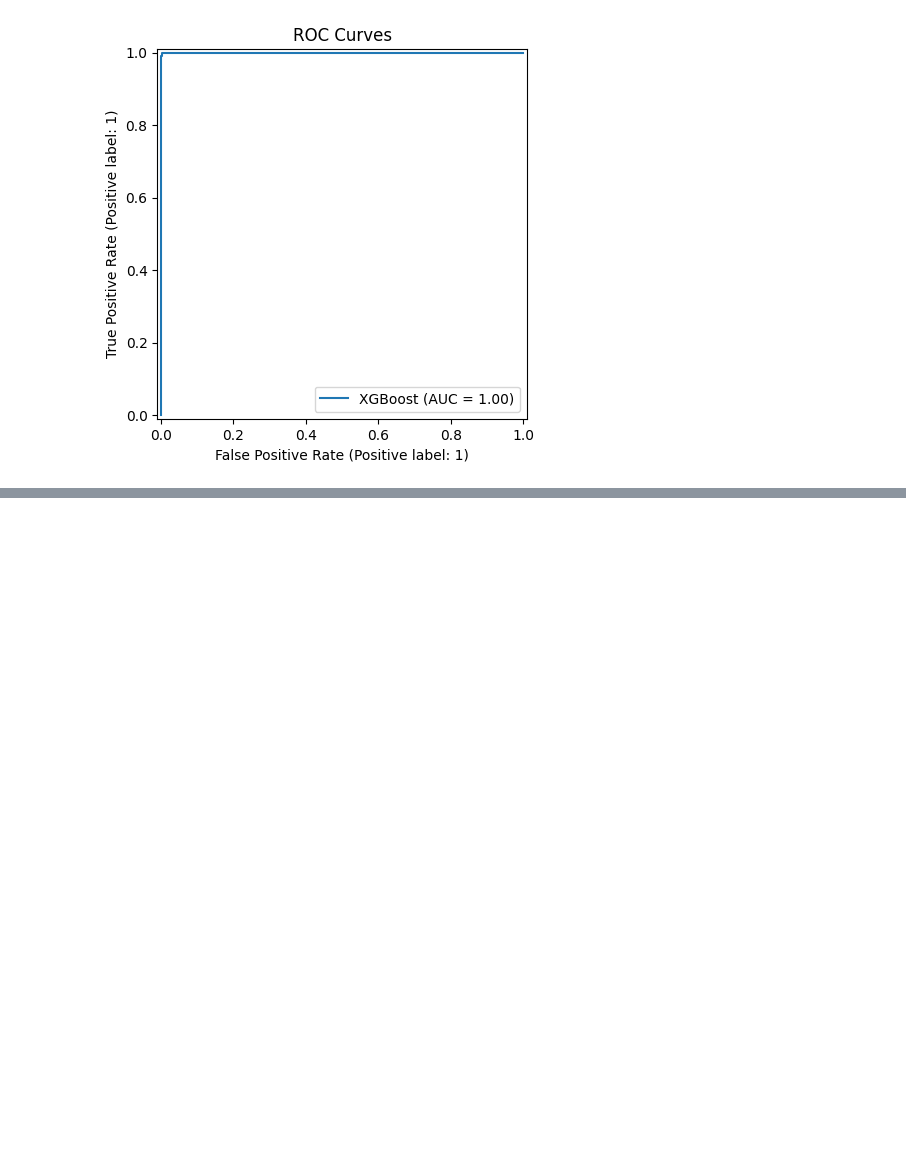
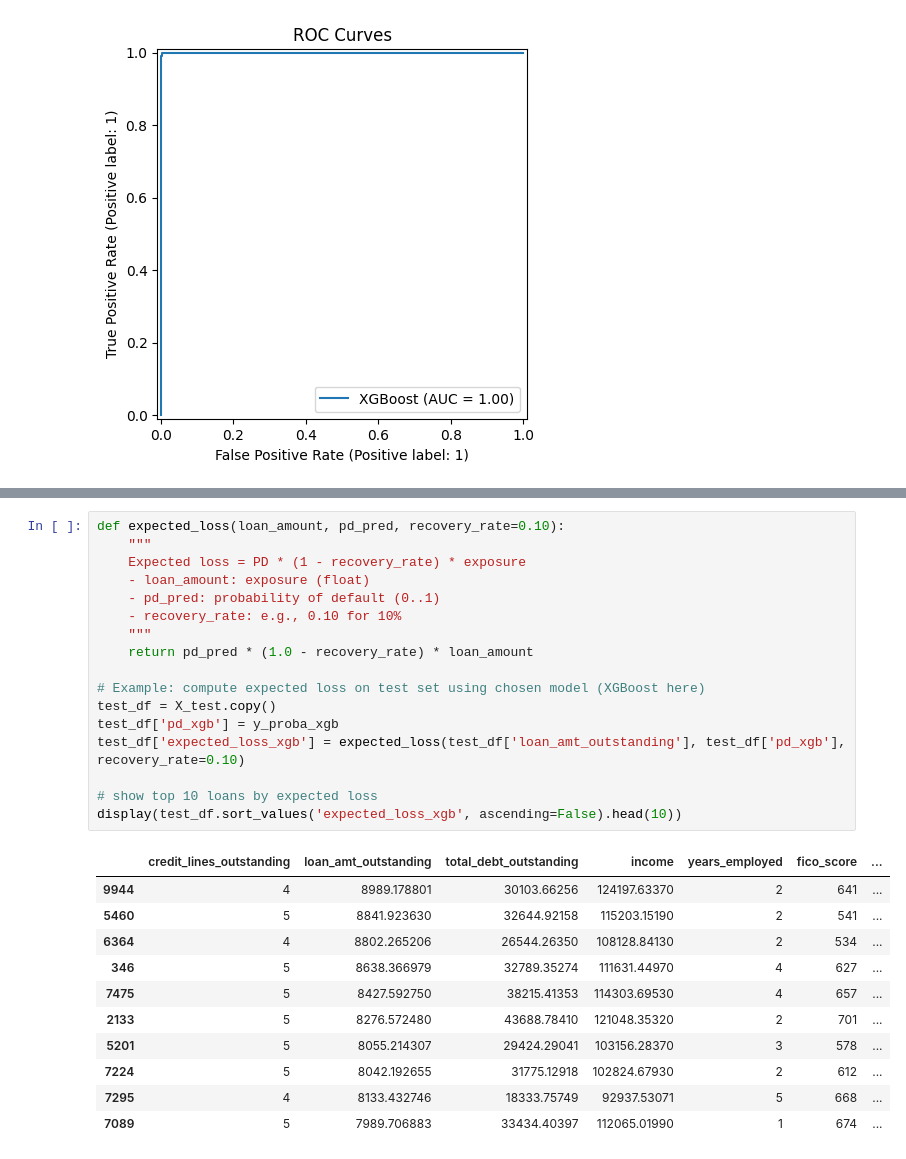
Before and after one commit to orejandro79/Credit_Risk_Analysis, a Jupyter notebook: Credit_Risk_Analysis.ipynb, the cells around one changed output, grey strips where cells are left out. Drawn from its saved outputs; the diff is of its cells as text; blank space fills up the shorter version.

Commit message:
Updated credit Risk Analysis
- Expected loss function & example inference
- Model saving and inference function
- Next steps and production considerations

```diff
--- a/Credit_Risk_Analysis.ipynb
+++ b/Credit_Risk_Analysis.ipynb
@@ -316,0 +321,29 @@ plt.show()
+# %%
+def expected_loss(loan_amount, pd_pred, recovery_rate=0.10):
+    """
+    Expected loss = PD * (1 - recovery_rate) * exposure
+    - loan_amount: exposure (float)
+    - pd_pred: probability of default (0..1)
+    - recovery_rate: e.g., 0.10 for 10%
+    """
+    return pd_pred * (1.0 - recovery_rate) * loan_amount
+
+# Example: compute expected loss on test set using chosen model (XGBoost here)
+test_df = X_test.copy()
+test_df['pd_xgb'] = y_proba_xgb
+test_df['expected_loss_xgb'] = expected_loss(test_df['loan_amt_outstanding'], test_df['pd_xgb'], recovery_rate=0.10)
+
+# show top 10 loans by expected loss
+display(test_df.sort_values('expected_loss_xgb', ascending=False).head(10))
+# %% [output]
+|  | credit_lines_outstanding | loan_amt_outstanding | total_debt_outstanding | income | years_employed | fico_score | ... |
+| 9944 | 4 | 8989.178801 | 30103.66256 | 124197.63370 | 2 | 641 | ... |
+| 5460 | 5 | 8841.923630 | 32644.92158 | 115203.15190 | 2 | 541 | ... |
+| 6364 | 4 | 8802.265206 | 26544.26350 | 108128.84130 | 2 | 534 | ... |
+| 346 | 5 | 8638.366979 | 32789.35274 | 111631.44970 | 4 | 627 | ... |
+| 7475 | 5 | 8427.592750 | 38215.41353 | 114303.69530 | 4 | 657 | ... |
+| 2133 | 5 | 8276.572480 | 43688.78410 | 121048.35320 | 2 | 701 | ... |
+| 5201 | 5 | 8055.214307 | 29424.29041 | 103156.28370 | 3 | 578 | ... |
+| 7224 | 5 | 8042.192655 | 31775.12918 | 102824.67930 | 2 | 612 | ... |
+| 7295 | 4 | 8133.432746 | 18333.75749 | 92937.53071 | 5 | 668 | ... |
+| 7089 | 5 | 7989.706883 | 33434.40397 | 112065.01990 | 1 | 674 | ... |
```
Also changed, not shown: parts of 4 cells of this notebook, 2 other files.
